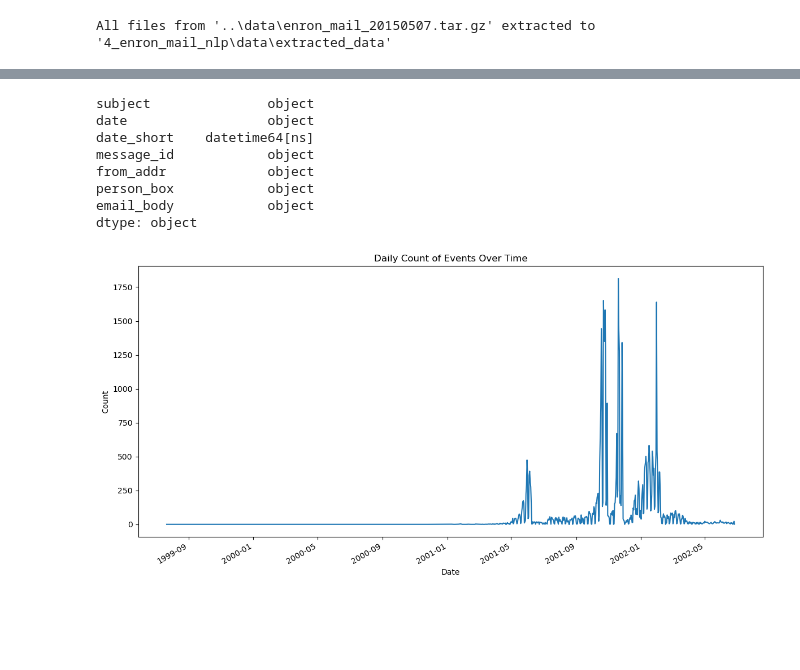
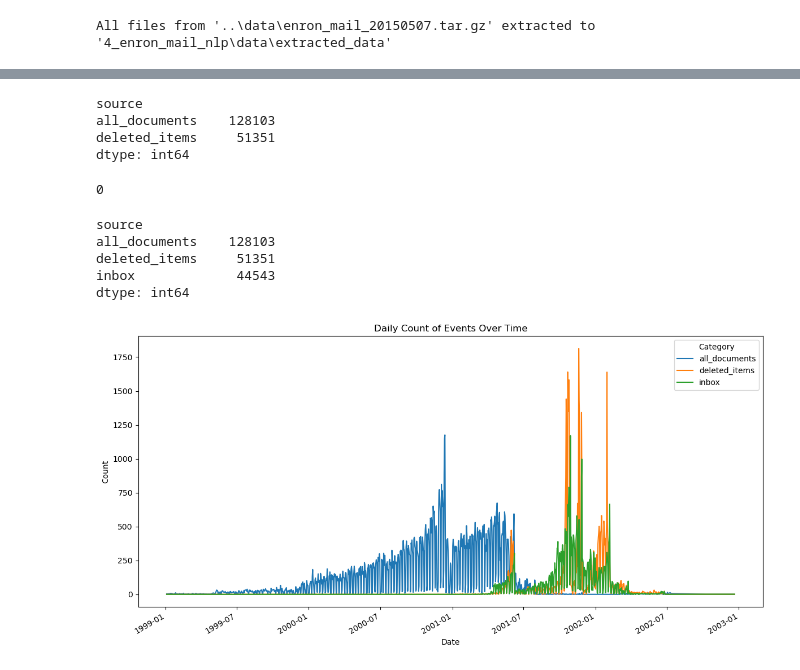
Before and after one commit to emmande/team_project_ind5003, a Jupyter notebook: 4_enron_mail_nlp/notebooks_scripts/EDA_email_enron.ipynb, the cells around one changed output, grey strips where cells are left out. Saved outputs shown, nothing was run; the diff lists cells and outputs as text; code cells hidden in the pictures; blank space fills up the shorter version.

```diff
--- a/4_enron_mail_nlp/notebooks_scripts/EDA_email_enron.ipynb
+++ b/4_enron_mail_nlp/notebooks_scripts/EDA_email_enron.ipynb
@@ -141,0 +159,3 @@ df_deleted.head(5)
+# %%
+df_deleted = df_deleted.drop_duplicates(subset=['message_id'], keep='first')
+df_deleted.describe(include='all')
@@ -171,0 +260,3 @@ df_all.head(10)
+# %%
+df_inbox = df_inbox.drop_duplicates(subset=['message_id'], keep='first')
+df_inbox.describe(include='all')
@@ -186,34 +304,56 @@ dtype: object
 # %%
-df_deleted['date_short']  = pd.to_datetime(df_deleted['date_short'])
-df_deleted.dtypes
+df_all['source'] = 'all_documents'
+df_deleted['source'] = 'deleted_items'
+
+merged_df = pd.concat([df_all, df_deleted], ignore_index=True, sort=False)
+merged_df.groupby(['source']).size()
 # %% [output]
-subject               object
-date                  object
-date_short    datetime64[ns]
-message_id            object
-from_addr             object
-person_box            object
-email_body            object
-dtype: object
+source
+all_documents    128103
+deleted_items     51351
+dtype: int64
+# %%
+common_df = pd.merge(merged_df, df_inbox, how='inner', on='message_id')
+len(common_df)
+
+#no dupes with all_docs and inbox....  Need to source all mailboxes to get full picture
+# %% [output]
+0
+# %%
+# add inbox to merged df
+
+df_inbox['source'] = 'inbox'
+
+merged_df = pd.concat([df_all, df_deleted, df_inbox], ignore_index=True, sort=False)
+merged_df.groupby(['source']).size()
+# %% [output]
+source
+all_documents    128103
+deleted_items     51351
+inbox             44543
+dtype: int64
 # %%
 import numpy as np
 import matplotlib.pyplot as plt
+import seaborn as sns
+
+df_1999_2003 = merged_df[merged_df.date_short.dt.year.between(1999, 2003)]
+daily_counts = df_1999_2003.groupby(['date_short','source']).size().unstack(fill_value=0)
 
 
-df_deleted_1999_2003 = df_deleted[df_deleted.date_short.dt.year.between(1999, 2003)]
-daily_counts = df_deleted_1999_2003.groupby('date_short').size()
 daily_counts
 
 daily_counts.plot(
     kind='line',
     figsize=(12, 6),
     title='Daily Count of Events Over Time'
 )
 
 # Add labels for clarity
 plt.xlabel('Date')
 plt.ylabel('Count')
+plt.legend(title='Category')
 plt.tight_layout()
 plt.show()
 # %% [output]
-[figure, old version]
+[figure, new version]
```
Also changed, not shown: parts of 18 cells of this notebook, 2 other files.
